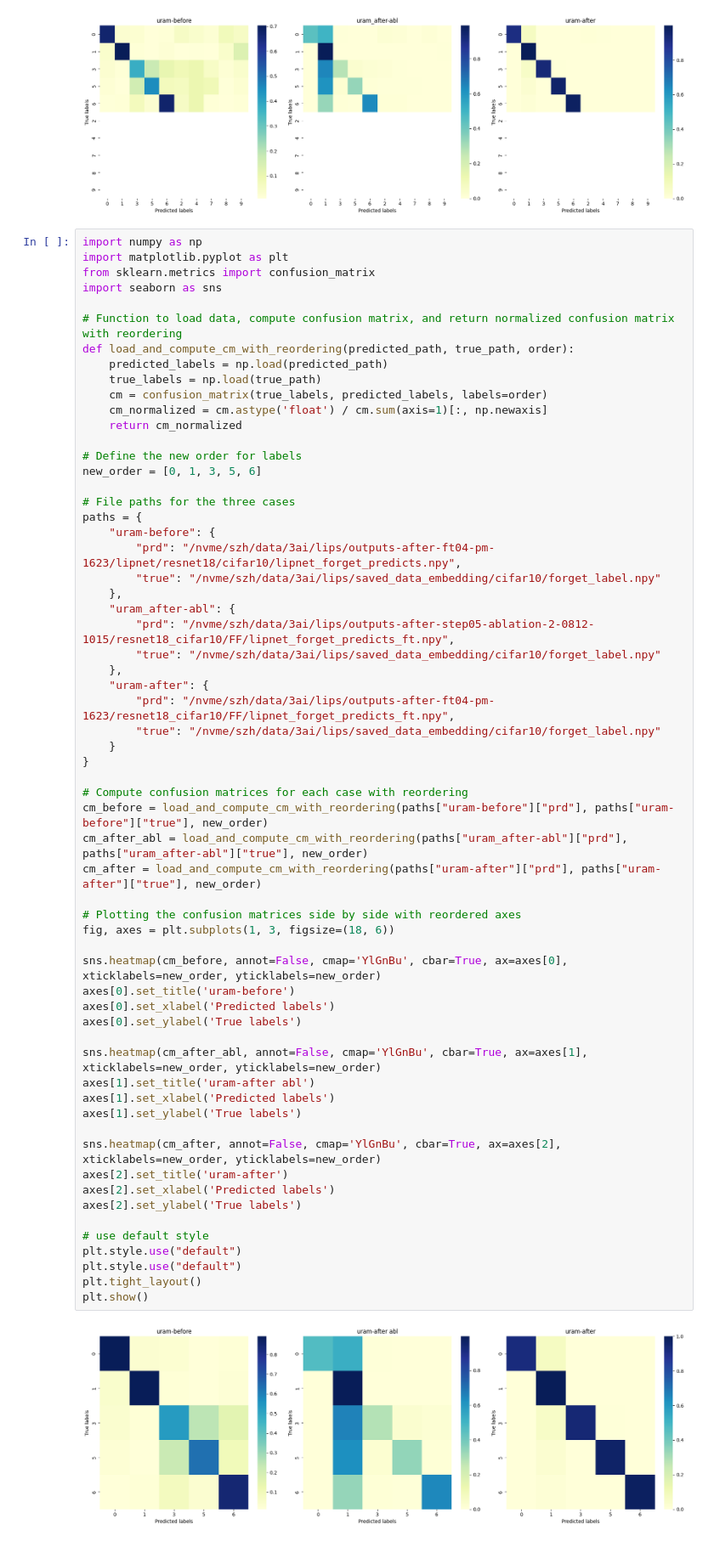
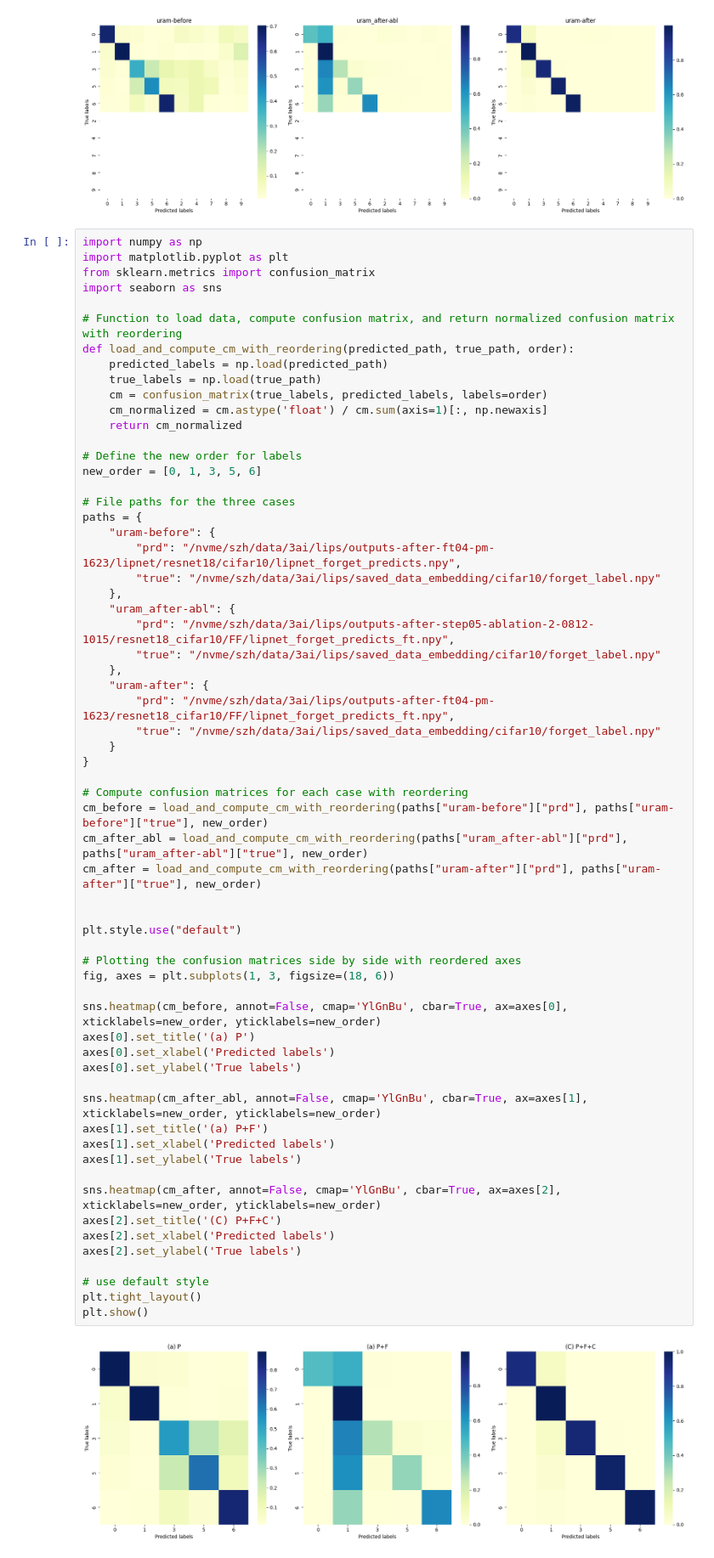
Before and after one commit to rainmilk/mra4mu, a Jupyter notebook: result_analysis/code/result_analysis-cm.ipynb, the cells around one changed output. Shown at 85% size. Saved outputs shown, nothing was run; the diff lists cells and outputs as text.

```diff
--- a/result_analysis/code/result_analysis-cm.ipynb
+++ b/result_analysis/code/result_analysis-cm.ipynb
@@ -174,36 +182,37 @@ paths = {
     "uram-after": {
         "prd": "/nvme/szh/data/3ai/lips/outputs-after-ft04-pm-1623/resnet18_cifar10/FF/lipnet_forget_predicts_ft.npy",
         "true": "/nvme/szh/data/3ai/lips/saved_data_embedding/cifar10/forget_label.npy"
     }
 }
 
 # Compute confusion matrices for each case with reordering
 cm_before = load_and_compute_cm_with_reordering(paths["uram-before"]["prd"], paths["uram-before"]["true"], new_order)
 cm_after_abl = load_and_compute_cm_with_reordering(paths["uram_after-abl"]["prd"], paths["uram_after-abl"]["true"], new_order)
 cm_after = load_and_compute_cm_with_reordering(paths["uram-after"]["prd"], paths["uram-after"]["true"], new_order)
 
+
+plt.style.use("default")
+
 # Plotting the confusion matrices side by side with reordered axes
 fig, axes = plt.subplots(1, 3, figsize=(18, 6))
 
 sns.heatmap(cm_before, annot=False, cmap='YlGnBu', cbar=True, ax=axes[0], xticklabels=new_order, yticklabels=new_order)
-axes[0].set_title('uram-before')
+axes[0].set_title('(a) P')
 axes[0].set_xlabel('Predicted labels')
 axes[0].set_ylabel('True labels')
 
 sns.heatmap(cm_after_abl, annot=False, cmap='YlGnBu', cbar=True, ax=axes[1], xticklabels=new_order, yticklabels=new_order)
-axes[1].set_title('uram-after abl')
+axes[1].set_title('(a) P+F')
 axes[1].set_xlabel('Predicted labels')
 axes[1].set_ylabel('True labels')
 
 sns.heatmap(cm_after, annot=False, cmap='YlGnBu', cbar=True, ax=axes[2], xticklabels=new_order, yticklabels=new_order)
-axes[2].set_title('uram-after')
+axes[2].set_title('(C) P+F+C')
 axes[2].set_xlabel('Predicted labels')
 axes[2].set_ylabel('True labels')
 
 # use default style
-plt.style.use("default")
-plt.style.use("default")
 plt.tight_layout()
 plt.show()
 # %% [output]
-[figure, old version]
+[figure, new version]
```
Also changed, not shown: parts of 8 cells of this notebook.
